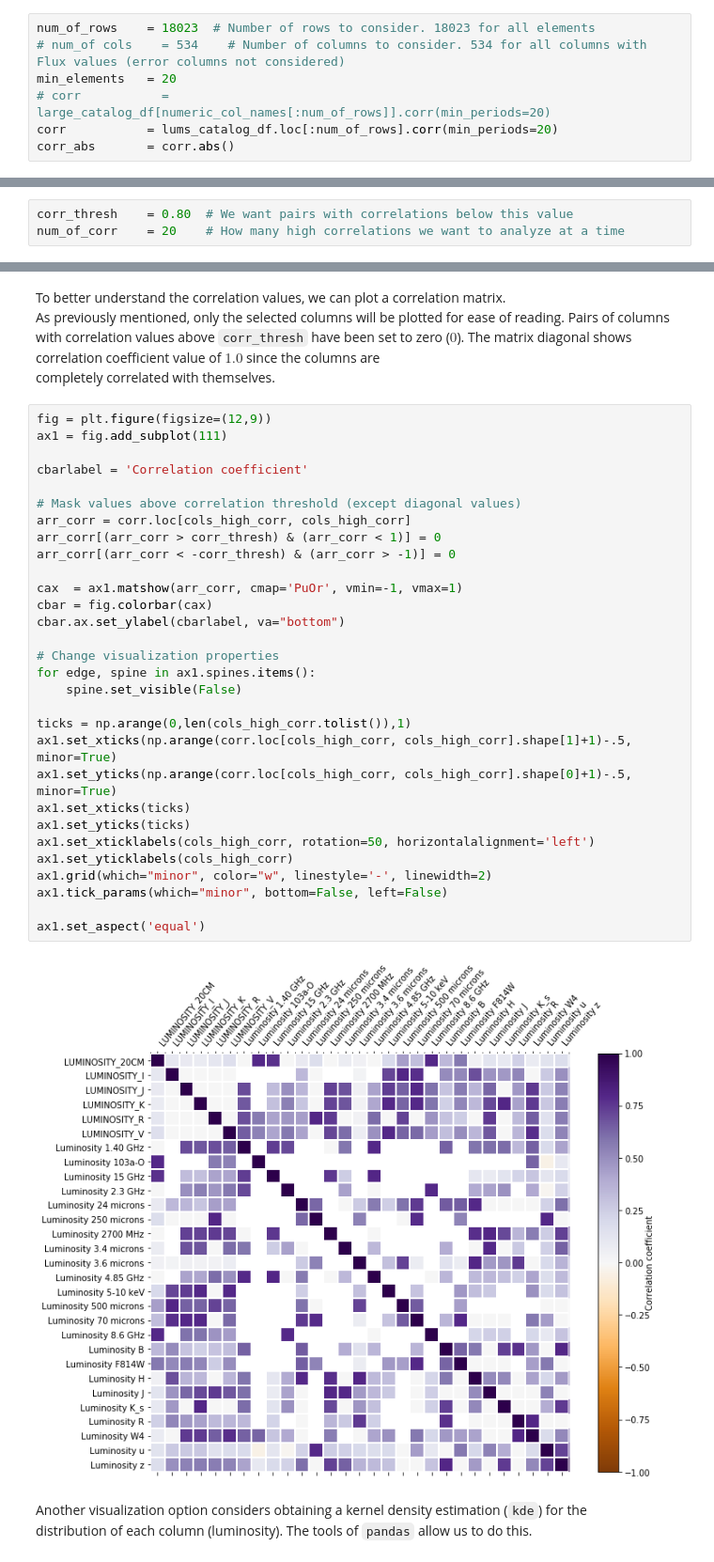
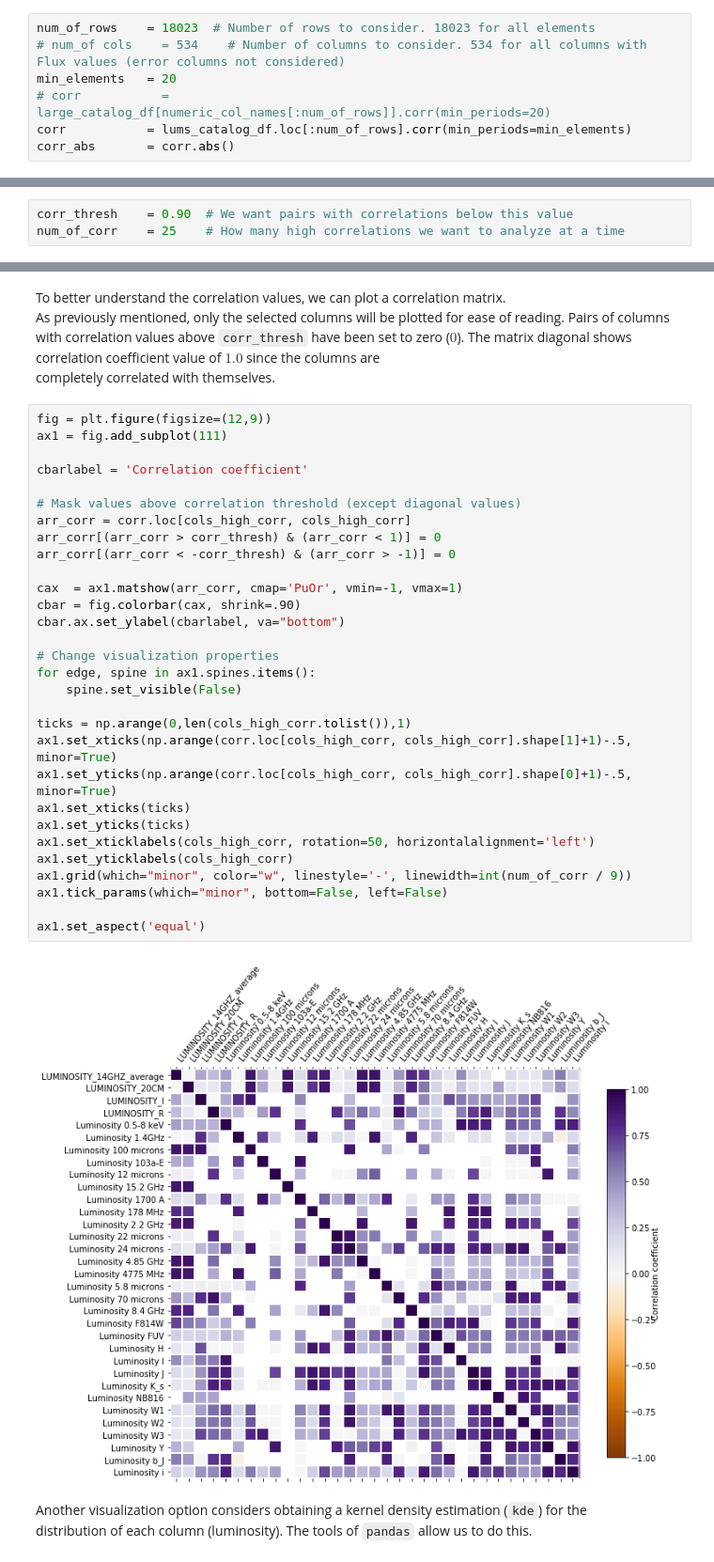
Before and after one commit to racarvajal/work_notes, a Jupyter notebook: Analyze_high_z_cat.ipynb, the cells around one changed output, grey strips where cells are left out. Shown at 94% size. Cells and saved outputs as stored; diff of their text form.

Commit message:
Plot colors

```diff
--- a/Analyze_high_z_cat.ipynb
+++ b/Analyze_high_z_cat.ipynb
@@ -413,7 +413,7 @@ num_of_rows    = 18023  # Number of rows to consider. 18023 for all elements
 # num_of cols    = 534    # Number of columns to consider. 534 for all columns with Flux values (error columns not considered)
 min_elements   = 20
 # corr           = large_catalog_df[numeric_col_names[:num_of_rows]].corr(min_periods=20)
-corr           = lums_catalog_df.loc[:num_of_rows].corr(min_periods=20)
+corr           = lums_catalog_df.loc[:num_of_rows].corr(min_periods=min_elements)
 corr_abs       = corr.abs()
 # %% [markdown]
 In the following code block, the names of the pairs of columns with the
@@ -430,8 +430,8 @@ limit the correlation values which will be discarded.
 The variable `num_of_corr` selects the number of high correlation pairs of columns we want to analyze at a time.
 This is purely for visualization purposes.
 # %%
-corr_thresh    = 0.80  # We want pairs with correlations below this value
-num_of_corr    = 20    # How many high correlations we want to analyze at a time
+corr_thresh    = 0.90  # We want pairs with correlations below this value
+num_of_corr    = 25    # How many high correlations we want to analyze at a time
 # %%
 arr_cols       = np.array([np.array(row) for row in cols_corr.keys()[cols_corr<corr_thresh][:num_of_corr]])  # Columns involved in the highest 25 correlations (below 0.75)
 cols_high_corr = np.unique(np.concatenate((arr_cols[:, 0], arr_cols[:, 1])))  # Array with individual column names from highest correlations
@@ -472,35 +472,35 @@ completely correlated with themselves.
 # %%
 fig = plt.figure(figsize=(12,9))
 ax1 = fig.add_subplot(111)
 
 cbarlabel = 'Correlation coefficient'
 
 # Mask values above correlation threshold (except diagonal values)
 arr_corr = corr.loc[cols_high_corr, cols_high_corr]
 arr_corr[(arr_corr > corr_thresh) & (arr_corr < 1)] = 0
 arr_corr[(arr_corr < -corr_thresh) & (arr_corr > -1)] = 0
 
 cax  = ax1.matshow(arr_corr, cmap='PuOr', vmin=-1, vmax=1)
-cbar = fig.colorbar(cax)
+cbar = fig.colorbar(cax, shrink=.90)
 cbar.ax.set_ylabel(cbarlabel, va="bottom")
 
 # Change visualization properties
 for edge, spine in ax1.spines.items():
     spine.set_visible(False)
 
 ticks = np.arange(0,len(cols_high_corr.tolist()),1)
 ax1.set_xticks(np.arange(corr.loc[cols_high_corr, cols_high_corr].shape[1]+1)-.5, minor=True)
 ax1.set_yticks(np.arange(corr.loc[cols_high_corr, cols_high_corr].shape[0]+1)-.5, minor=True)
 ax1.set_xticks(ticks)
 ax1.set_yticks(ticks)
 ax1.set_xticklabels(cols_high_corr, rotation=50, horizontalalignment='left')
 ax1.set_yticklabels(cols_high_corr)
-ax1.grid(which="minor", color="w", linestyle='-', linewidth=2)
+ax1.grid(which="minor", color="w", linestyle='-', linewidth=int(num_of_corr / 9))
 ax1.tick_params(which="minor", bottom=False, left=False)
 
 ax1.set_aspect('equal')
 # %% [output]
-[figure, old version]
+[figure, new version]
 # %% [markdown]
 Another visualization option considers obtaining a kernel density estimation (`kde`) for the
 distribution of each column (luminosity). The tools of `pandas` allow us to do this.
```
Also changed, not shown: parts of 4 cells of this notebook.
